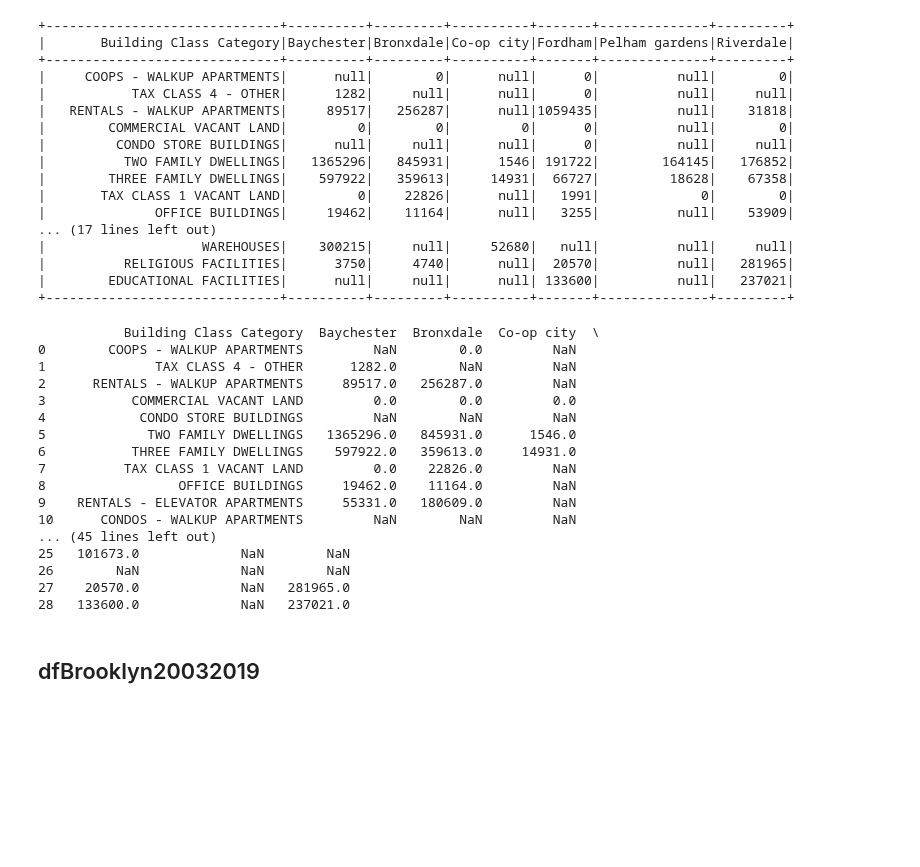
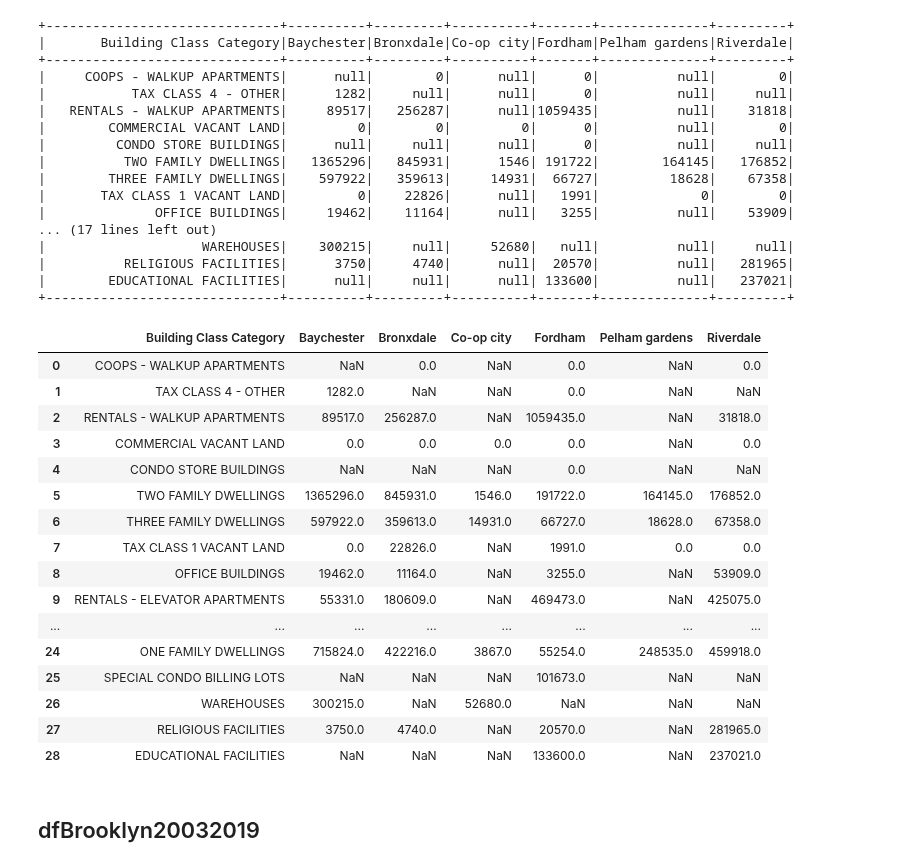
Before and after one commit to Lunczer93/PySpark_Project3_NewYorkCityPropertySales, a Jupyter notebook: PySpark_Project3_NewYorkCityPropertySales.ipynb, the cells around one changed output. Drawn from its saved outputs; the diff is of its cells as text; code cells hidden in the pictures; blank space fills up the shorter version.

```diff
--- a/PySpark_Project3_NewYorkCityPropertySales.ipynb
+++ b/PySpark_Project3_NewYorkCityPropertySales.ipynb
@@ -2637,26 +2637,27 @@ PivotGSF.groupBy("Building Class Category").pivot("Neighborhood").sum("sum(Gross
 # %%
 ToPandas = PivotGSF.groupBy("Building Class Category").pivot("Neighborhood").sum("sum(Gross Square Feet)")
 # %%
-dfPandas = ToPandas.toPandas()
-print(dfPandas)
+dfPSPyS = ps.from_pandas(dfPandas)
+print(type(dfPSPyS))
+dfPSPyS
 # %% [output]
-           Building Class Category  Baychester  Bronxdale  Co-op city  \
-0        COOPS - WALKUP APARTMENTS         NaN        0.0         NaN
-1              TAX CLASS 4 - OTHER      1282.0        NaN         NaN
-2      RENTALS - WALKUP APARTMENTS     89517.0   256287.0         NaN
-3           COMMERCIAL VACANT LAND         0.0        0.0         0.0
-4            CONDO STORE BUILDINGS         NaN        NaN         NaN
-5             TWO FAMILY DWELLINGS   1365296.0   845931.0      1546.0
-6           THREE FAMILY DWELLINGS    597922.0   359613.0     14931.0
-7          TAX CLASS 1 VACANT LAND         0.0    22826.0         NaN
-8                 OFFICE BUILDINGS     19462.0    11164.0         NaN
-9    RENTALS - ELEVATOR APARTMENTS     55331.0   180609.0         NaN
-10      CONDOS - WALKUP APARTMENTS         NaN        NaN         NaN
-... (45 lines left out)
-25   101673.0             NaN        NaN
-26        NaN             NaN        NaN
-27    20570.0             NaN   281965.0
-28   133600.0             NaN   237021.0
+|  | Building Class Category | Baychester | Bronxdale | Co-op city | Fordham | Pelham gardens | Riverdale |
+| 0 | COOPS - WALKUP APARTMENTS | NaN | 0.0 | NaN | 0.0 | NaN | 0.0 |
+| 1 | TAX CLASS 4 - OTHER | 1282.0 | NaN | NaN | 0.0 | NaN | NaN |
+| 2 | RENTALS - WALKUP APARTMENTS | 89517.0 | 256287.0 | NaN | 1059435.0 | NaN | 31818.0 |
+| 3 | COMMERCIAL VACANT LAND | 0.0 | 0.0 | 0.0 | 0.0 | NaN | 0.0 |
+| 4 | CONDO STORE BUILDINGS | NaN | NaN | NaN | 0.0 | NaN | NaN |
+| 5 | TWO FAMILY DWELLINGS | 1365296.0 | 845931.0 | 1546.0 | 191722.0 | 164145.0 | 176852.0 |
+| 6 | THREE FAMILY DWELLINGS | 597922.0 | 359613.0 | 14931.0 | 66727.0 | 18628.0 | 67358.0 |
+| 7 | TAX CLASS 1 VACANT LAND | 0.0 | 22826.0 | NaN | 1991.0 | 0.0 | 0.0 |
+| 8 | OFFICE BUILDINGS | 19462.0 | 11164.0 | NaN | 3255.0 | NaN | 53909.0 |
+| 9 | RENTALS - ELEVATOR APARTMENTS | 55331.0 | 180609.0 | NaN | 469473.0 | NaN | 425075.0 |
+| ... | ... | ... | ... | ... | ... | ... | ... |
+| 24 | ONE FAMILY DWELLINGS | 715824.0 | 422216.0 | 3867.0 | 55254.0 | 248535.0 | 459918.0 |
+| 25 | SPECIAL CONDO BILLING LOTS | NaN | NaN | NaN | 101673.0 | NaN | NaN |
+| 26 | WAREHOUSES | 300215.0 | NaN | 52680.0 | NaN | NaN | NaN |
+| 27 | RELIGIOUS FACILITIES | 3750.0 | 4740.0 | NaN | 20570.0 | NaN | 281965.0 |
+| 28 | EDUCATIONAL FACILITIES | NaN | NaN | NaN | 133600.0 | NaN | 237021.0 |
 # %% [markdown]
 ##  dfBrooklyn20032019
 # %%
```
Also changed, not shown: parts of 89 cells of this notebook.
